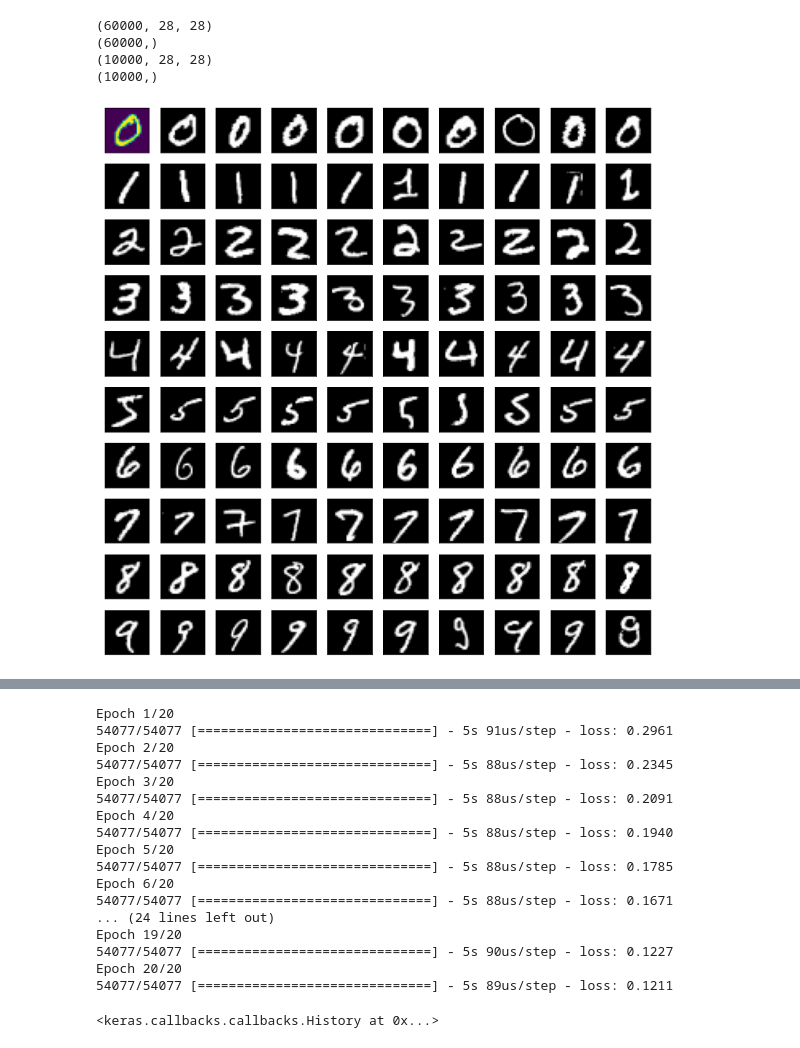
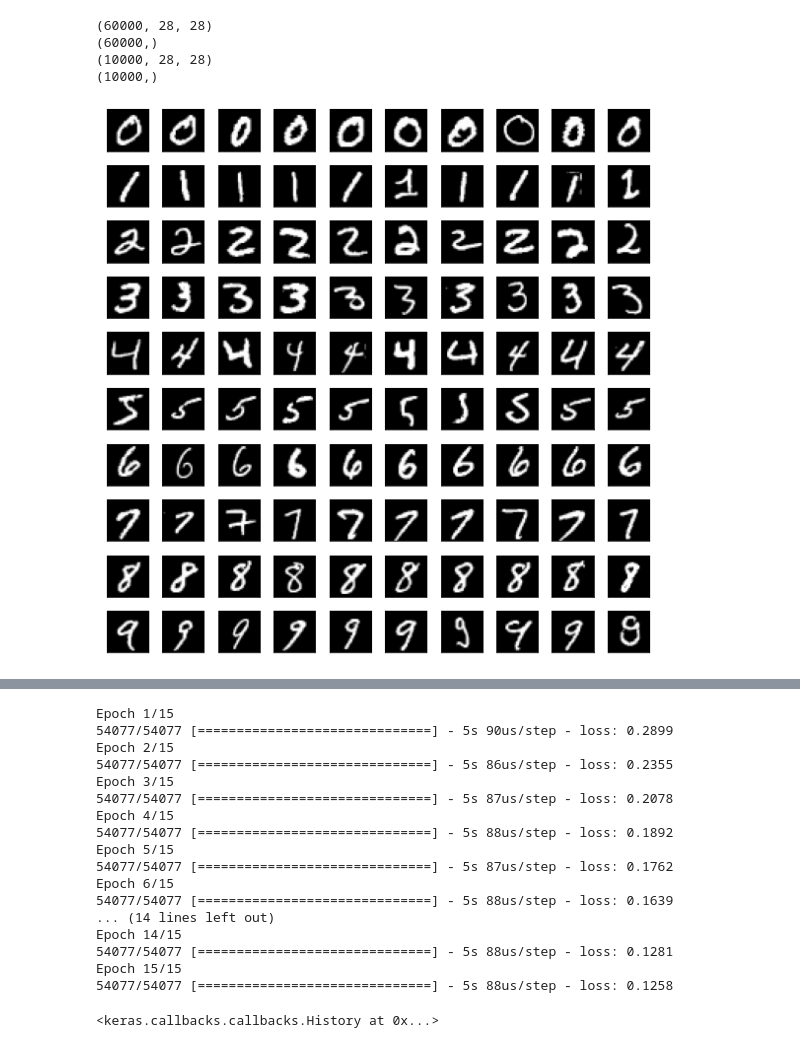
Before and after one commit to Lyra7417/Anomaly_Detection, a Jupyter notebook: Autoencoder_MNIST_keras.ipynb, the cells around one changed output, grey strips where cells are left out. Cells and saved outputs as stored; diff of their text form; code cells hidden in the pictures.

```diff
--- a/Autoencoder_MNIST_keras.ipynb
+++ b/Autoencoder_MNIST_keras.ipynb
@@ -21,19 +20,19 @@ print(y_test.shape)
 (10000, 28, 28)
 (10000,)
 # %%
-fig, axes = plt.subplots(num_classes, 10, figsize=(10, 10)) # 新建一个包含100张子图的10行10列的画布
-for i in range(num_classes): # 对于每一类数字
+fig, axes = plt.subplots(10, 10, figsize=(8, 8)) # 新建一个包含100张子图的10行10列的画布
+for i in range(10): # 对于每一类数字
     indice = np.where(y_train == i)[0] #找到标签为i的图像下标
     for j in range(10): # 输出前10张图片
         axes[i][j].imshow(x_train[indice[j]])
         plt.gray()
         # 去除坐标刻度
         axes[i][j].set_xticks([])
         axes[i][j].set_yticks([])
 plt.tight_layout()
 plt.show()
 # %% [output]
-[figure, old version]
+[figure, new version]
 # %%
 #归一化
 x_train = x_train.astype('float32') / 255.
@@ -85,27 +84,27 @@ Non-trainable params: 0
 _________________________________________________________________
 # %%
 autoencoder.fit(x_normal, x_normal,
-                epochs=20,
+                epochs=15,
                 batch_size=128,
                 shuffle=True)
 # %% [output]
-Epoch 1/20
-54077/54077 [==============================] - 5s 91us/step - loss: 0.2961
-Epoch 2/20
-54077/54077 [==============================] - 5s 88us/step - loss: 0.2345
-Epoch 3/20
-54077/54077 [==============================] - 5s 88us/step - loss: 0.2091
-Epoch 4/20
-54077/54077 [==============================] - 5s 88us/step - loss: 0.1940
-Epoch 5/20
-54077/54077 [==============================] - 5s 88us/step - loss: 0.1785
-Epoch 6/20
-54077/54077 [==============================] - 5s 88us/step - loss: 0.1671
-... (24 lines left out)
-Epoch 19/20
-54077/54077 [==============================] - 5s 90us/step - loss: 0.1227
-Epoch 20/20
-54077/54077 [==============================] - 5s 89us/step - loss: 0.1211
+Epoch 1/15
+54077/54077 [==============================] - 5s 90us/step - loss: 0.2899
+Epoch 2/15
+54077/54077 [==============================] - 5s 86us/step - loss: 0.2355
+Epoch 3/15
+54077/54077 [==============================] - 5s 87us/step - loss: 0.2078
+Epoch 4/15
+54077/54077 [==============================] - 5s 88us/step - loss: 0.1892
+Epoch 5/15
+54077/54077 [==============================] - 5s 87us/step - loss: 0.1762
+Epoch 6/15
+54077/54077 [==============================] - 5s 88us/step - loss: 0.1639
+... (14 lines left out)
+Epoch 14/15
+54077/54077 [==============================] - 5s 88us/step - loss: 0.1281
+Epoch 15/15
+54077/54077 [==============================] - 5s 88us/step - loss: 0.1258
 <keras.callbacks.callbacks.History at 0x...>
 # %%
 import seaborn as sns
```
Also changed, not shown: parts of 4 cells of this notebook.
